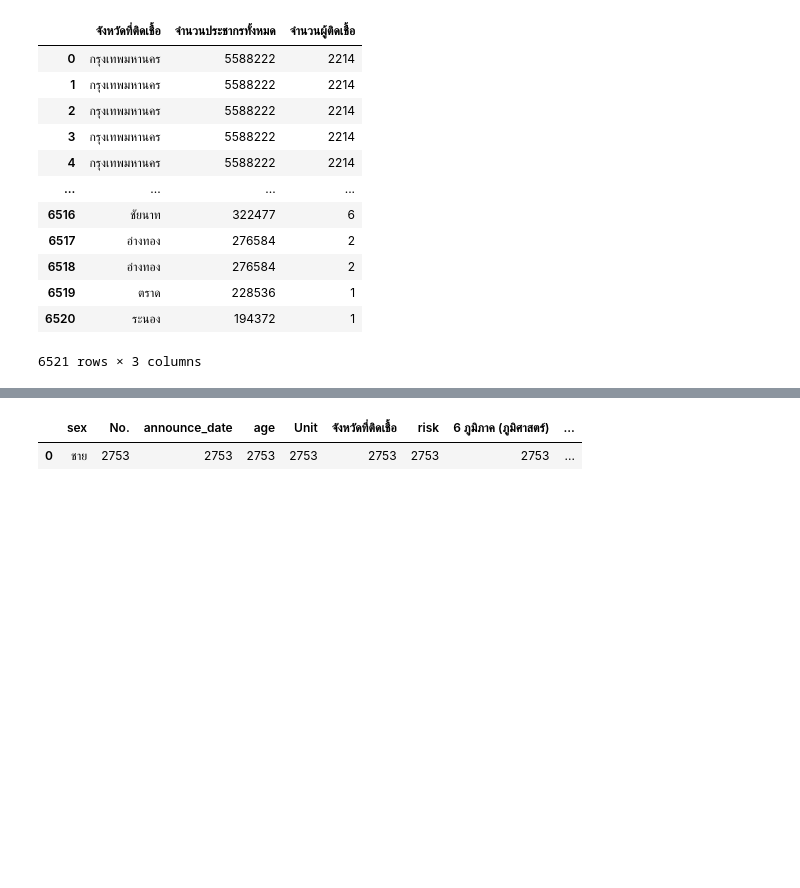
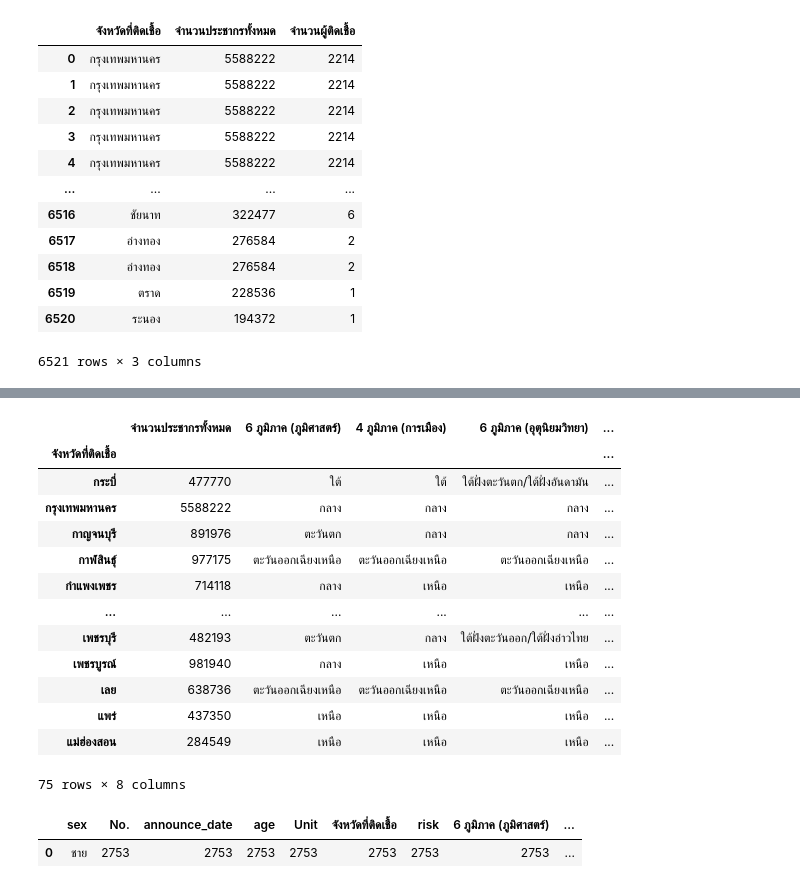
Before and after one commit to chayakonchanlun/data_viz_2022, a Jupyter notebook: Project_Final.ipynb, the cells around one changed output, grey strips where cells are left out. Drawn from its saved outputs; the diff is of its cells as text; code cells hidden in the pictures; blank space fills up the shorter version.

```diff
--- a/Project_Final.ipynb
+++ b/Project_Final.ipynb
@@ -434 +511,20 @@ data_Town
+# %%
+final_group2 =final_group[['จำนวนประชากรทั้งหมด_x','6 ภูมิภาค (ภูมิศาสตร์)','4 ภูมิภาค (การเมือง)','6 ภูมิภาค (อุตุนิยมวิทยา)','5 ภูมิภาค (การท่องเที่ยว)','จำนวนประชากรชาย','จำนวนประชากรหญิง','จำนวนผู้ติดเชื้อ']]
+final_group2 =final_group2.rename(columns = {'จำนวนประชากรทั้งหมด_x':'จำนวนประชากรทั้งหมด'})
+final_group2
+# %% [output]
+|  | จำนวนประชากรทั้งหมด | 6 ภูมิภาค (ภูมิศาสตร์) | 4 ภูมิภาค (การเมือง) | 6 ภูมิภาค (อุตุนิยมวิทยา) | ... |
+| จังหวัดที่ติดเชื้อ |  |  |  |  | ... |
+| กระบี่ | 477770 | ใต้ | ใต้ | ใต้ฝั่งตะวันตก/ใต้ฝั่งอันดามัน | ... |
+| กรุงเทพมหานคร | 5588222 | กลาง | กลาง | กลาง | ... |
+| กาญจนบุรี | 891976 | ตะวันตก | กลาง | กลาง | ... |
+| กาฬสินธุ์ | 977175 | ตะวันออกเฉียงเหนือ | ตะวันออกเฉียงเหนือ | ตะวันออกเฉียงเหนือ | ... |
+| กำแพงเพชร | 714118 | กลาง | เหนือ | เหนือ | ... |
+| ... | ... | ... | ... | ... | ... |
+| เพชรบุรี | 482193 | ตะวันตก | กลาง | ใต้ฝั่งตะวันออก/ใต้ฝั่งอ่าวไทย | ... |
+| เพชรบูรณ์ | 981940 | กลาง | เหนือ | เหนือ | ... |
+| เลย | 638736 | ตะวันออกเฉียงเหนือ | ตะวันออกเฉียงเหนือ | ตะวันออกเฉียงเหนือ | ... |
+| แพร่ | 437350 | เหนือ | เหนือ | เหนือ | ... |
+| แม่ฮ่องสอน | 284549 | เหนือ | เหนือ | เหนือ | ... |
+75 rows × 8 columns
 # %%
```
Also changed, not shown: parts of 28 cells of this notebook.
